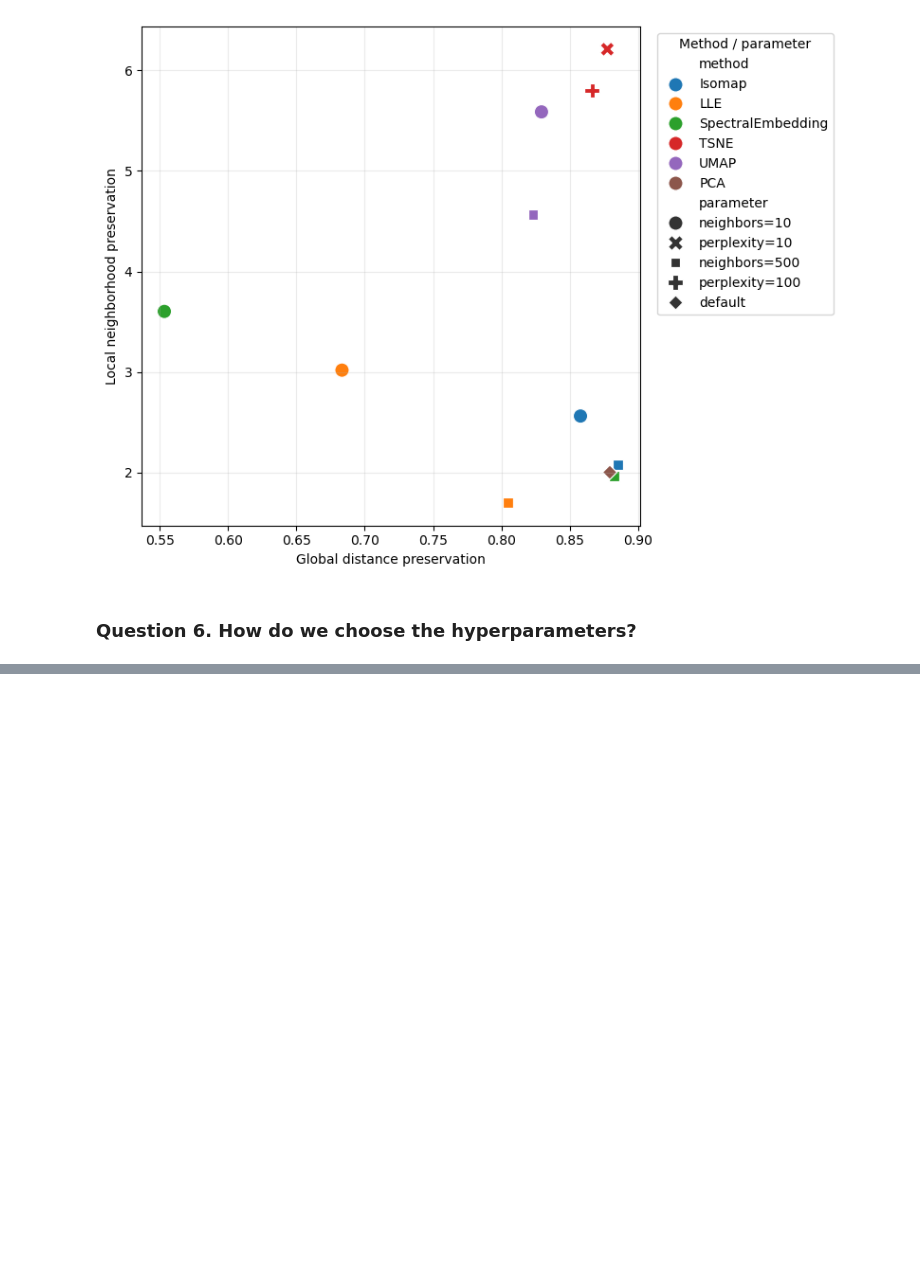
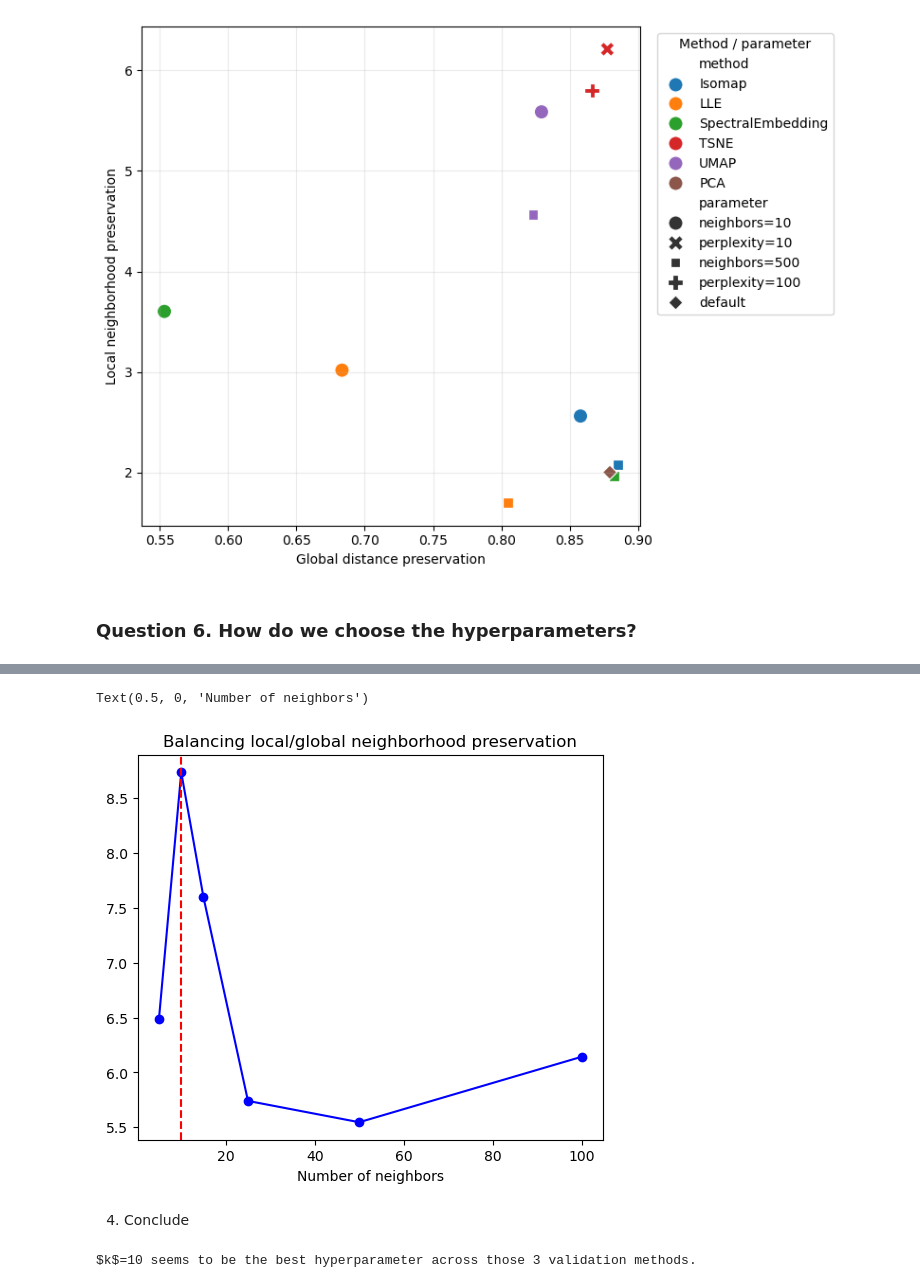
Before and after one commit to erialc-cal/Unsupervised-Learning, a Jupyter notebook: notebooks/01_dimension_reduction_in_python.ipynb, the cells around one changed output, grey strips where cells are left out. Cells and saved outputs as stored; diff of their text form; code cells hidden in the pictures; blank space fills up the shorter version.

```diff
--- a/notebooks/01_dimension_reduction_in_python.ipynb
+++ b/notebooks/01_dimension_reduction_in_python.ipynb
@@ -449,3 +526,28 @@ fig.tight_layout()
+# %%
+def local_global(X, Z, lambda_val=3.0, k=20):
+    global_d = global_distance_preservation(X, Z)
+    local_d = local_neighborhood_preservation(X, Z, k)
+    return local_d + lambda_val * global_d
+
+pres = []
+for k in neighbor_grid:
+    Z_lle = LocallyLinearEmbedding(n_components=2, n_neighbors = k, random_state=123).fit_transform(X)
+    pres.append(local_global(X, Z_lle))
+
+fig, ax = plt.subplots(figsize=(6,5))
+ax.plot(neighbor_grid, pres, 'bo-')
+ax.axvline(neighbor_grid[np.argmax(pres)], linestyle='--', color='red')
+ax.set_title('Balancing local/global neighborhood preservation')
+ax.set_xlabel('Number of neighbors')
+# %% [output]
+Text(0.5, 0, 'Number of neighbors')
+[figure, added]
+# %% [markdown]
+4. Conclude
+# %%
+print(r"$k$=10 seems to be the best hyperparameter for LLE across those 3 validation methods.")
+# %% [output]
+$k$=10 seems to be the best hyperparameter across those 3 validation methods.
 # %% [markdown]
 # Part III. Application on dataset
 
```
Also changed, not shown: parts of 42 cells of this notebook, 2 other files.
